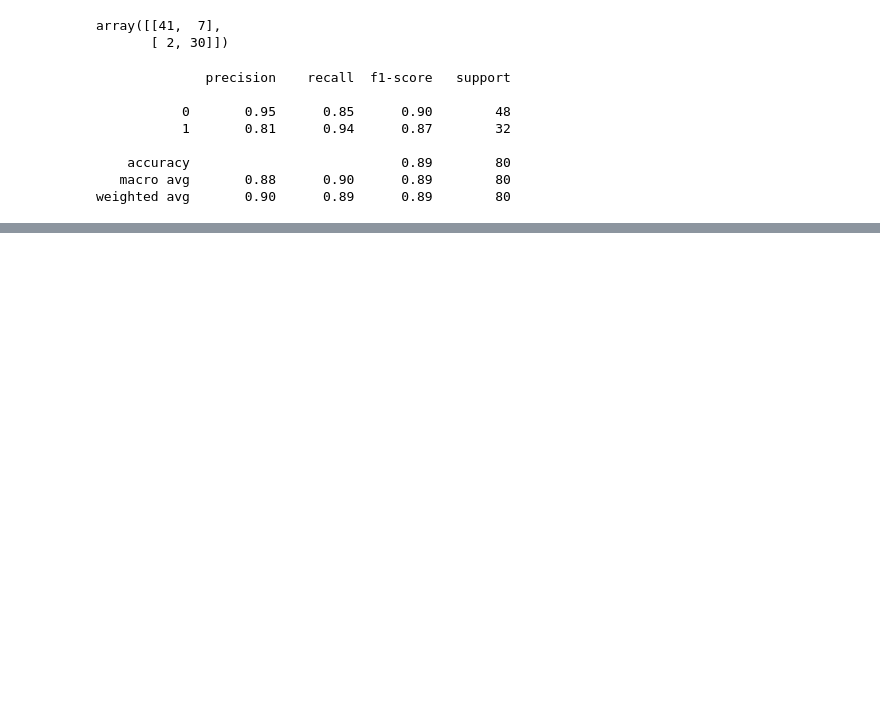
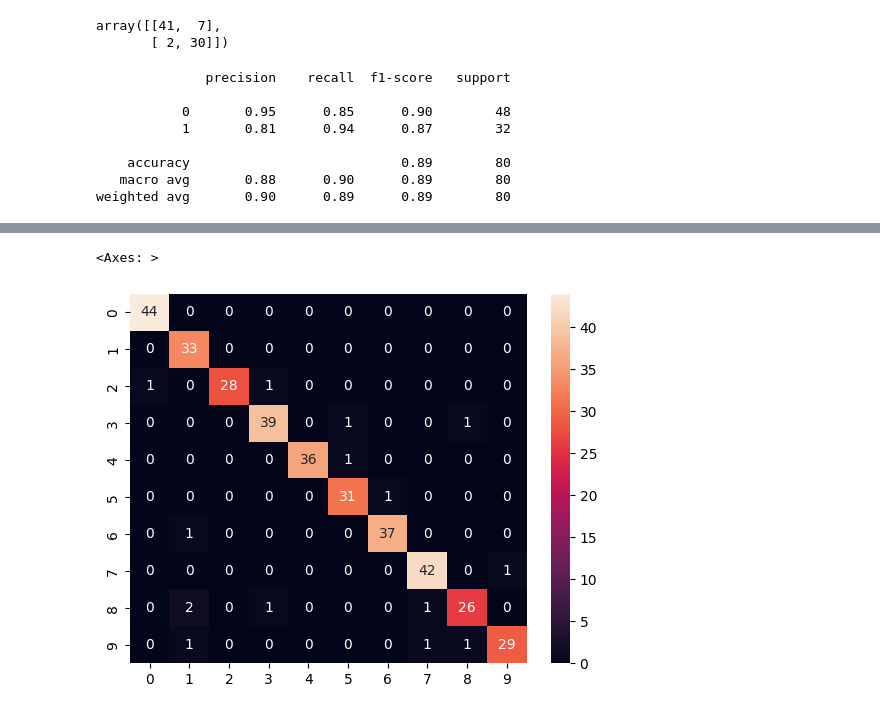
Before and after one commit to hritikParate/AIMLpracticals, a Jupyter notebook: AIML_pracs.ipynb, the cells around one changed output, grey strips where cells are left out. Cells and saved outputs as stored; diff of their text form; code cells hidden in the pictures; blank space fills up the shorter version.

```diff
--- a/AIML_pracs.ipynb
+++ b/AIML_pracs.ipynb
@@ -2686,0 +2760,5 @@ weighted avg       0.90      0.89      0.89        80
+# %%
+ds['target'] = dig.target
+from sklearn.model_selection import train_test_split
+X_train, X_test, y_train, y_test = train_test_split(ds.drop(['target'], axis = 'columns'), dig.target, test_size=0.2)
+y_test
@@ -2686,0 +2783,4 @@ weighted avg       0.90      0.89      0.89        80
+# %%
+from sklearn.ensemble import RandomForestClassifier
+rfmodel = RandomForestClassifier(n_estimators = 30)
+rfmodel.fit(X_train, y_train)
@@ -2686,0 +2793,3 @@ weighted avg       0.90      0.89      0.89        80
+# %%
+y_pred = rfmodel.predict(X_test)
+y_pred
@@ -2686,0 +2814,4 @@ weighted avg       0.90      0.89      0.89        80
+# %%
+from sklearn.metrics import confusion_matrix
+cf_matrix = confusion_matrix(y_test, y_pred)
+cf_matrix
@@ -2686,0 +2829,6 @@ weighted avg       0.90      0.89      0.89        80
+# %%
+import seaborn as sns
+sns.heatmap(cf_matrix, annot = True)
+# %% [output]
+<Axes: >
+[figure, added]
```
Also changed, not shown: parts of 57 cells of this notebook.
